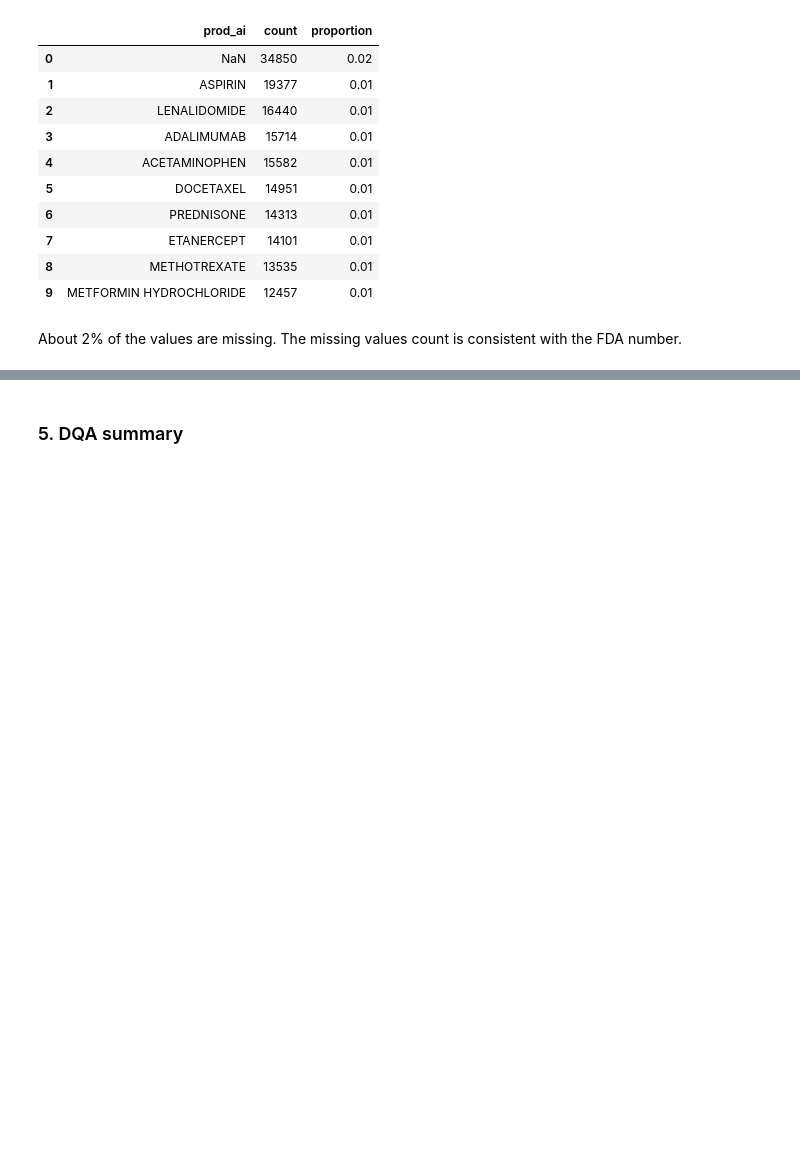
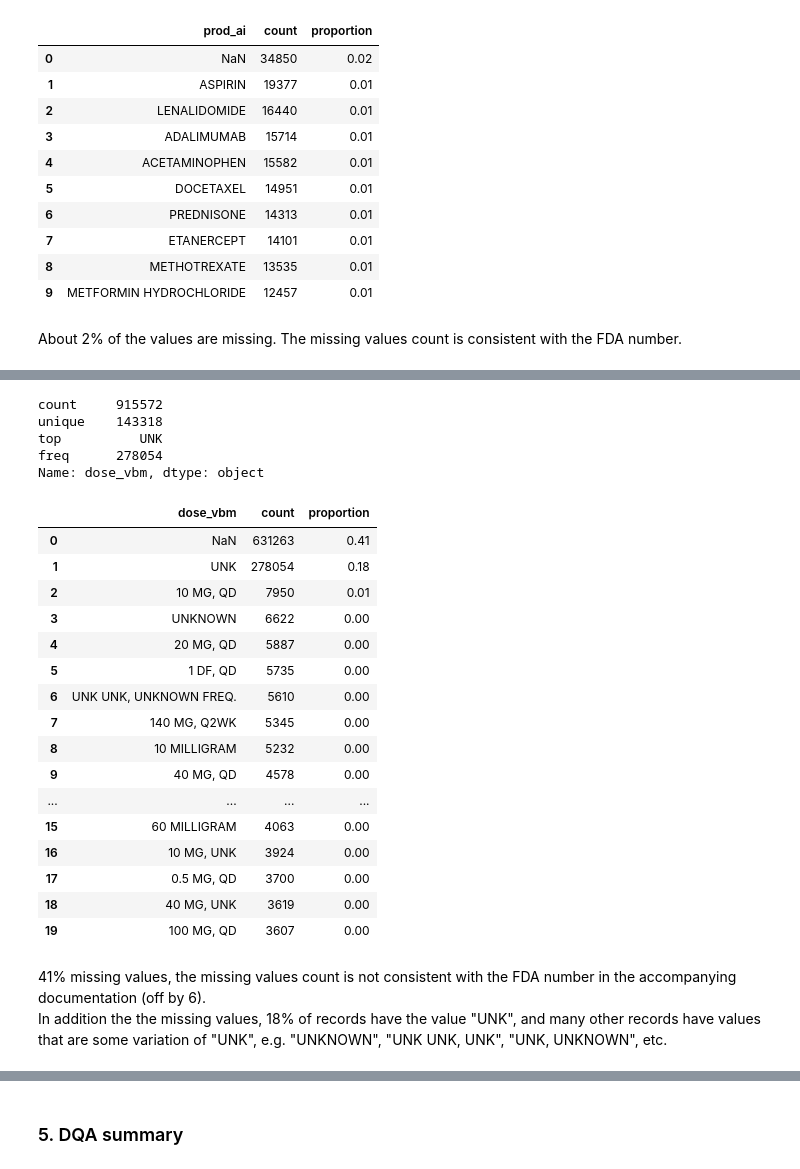
Before and after one commit to 33eyes/FAERS_graph, a Jupyter notebook: data_quality_analysis.ipynb, the cells around one changed output, grey strips where cells are left out. Drawn from its saved outputs; the diff is of its cells as text; code cells hidden in the pictures; blank space fills up the shorter version.

```diff
--- a/data_quality_analysis.ipynb
+++ b/data_quality_analysis.ipynb
@@ -1637,0 +1720,31 @@ Index(['primaryid', 'caseid', 'drug_seq', 'role_cod', 'drugname', 'prod_ai',
+# %%
+drug.dose_vbm.describe()
+# %% [output]
+count     915572
+unique    143318
+top          UNK
+freq      278054
+Name: dose_vbm, dtype: object
+# %%
+show_value_counts(drug.dose_vbm, 20)
+# %% [output]
+|  | dose_vbm | count | proportion |
+| 0 | NaN | 631263 | 0.41 |
+| 1 | UNK | 278054 | 0.18 |
+| 2 | 10 MG, QD | 7950 | 0.01 |
+| 3 | UNKNOWN | 6622 | 0.00 |
+| 4 | 20 MG, QD | 5887 | 0.00 |
+| 5 | 1 DF, QD | 5735 | 0.00 |
+| 6 | UNK UNK, UNKNOWN FREQ. | 5610 | 0.00 |
+| 7 | 140 MG, Q2WK | 5345 | 0.00 |
+| 8 | 10 MILLIGRAM | 5232 | 0.00 |
+| 9 | 40 MG, QD | 4578 | 0.00 |
+| ... | ... | ... | ... |
+| 15 | 60 MILLIGRAM | 4063 | 0.00 |
+| 16 | 10 MG, UNK | 3924 | 0.00 |
+| 17 | 0.5 MG, QD | 3700 | 0.00 |
+| 18 | 40 MG, UNK | 3619 | 0.00 |
+| 19 | 100 MG, QD | 3607 | 0.00 |
+# %% [markdown]
+41% missing values, the missing values count is not consistent with the FDA number in the accompanying documentation (off by 6).
+In addition the the missing values, 18% of records have the value "UNK", and many other records have values that are some variation of "UNK", e.g. "UNKNOWN", "UNK UNK, UNK", "UNK, UNKNOWN", etc.
```
Also changed, not shown: parts of 58 cells of this notebook.
